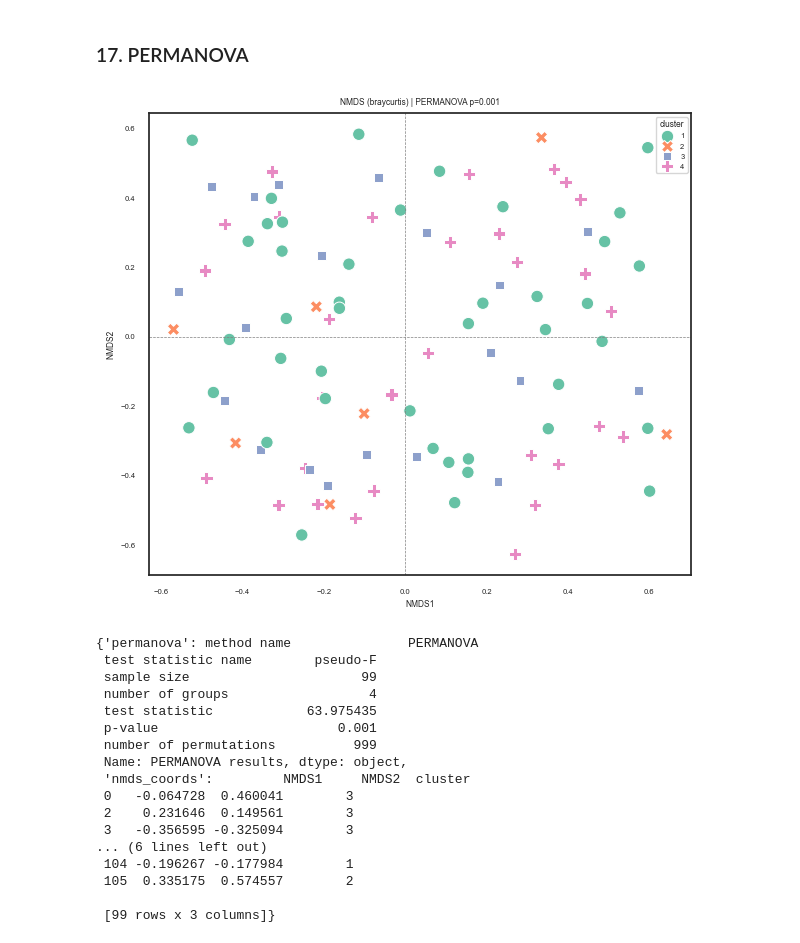
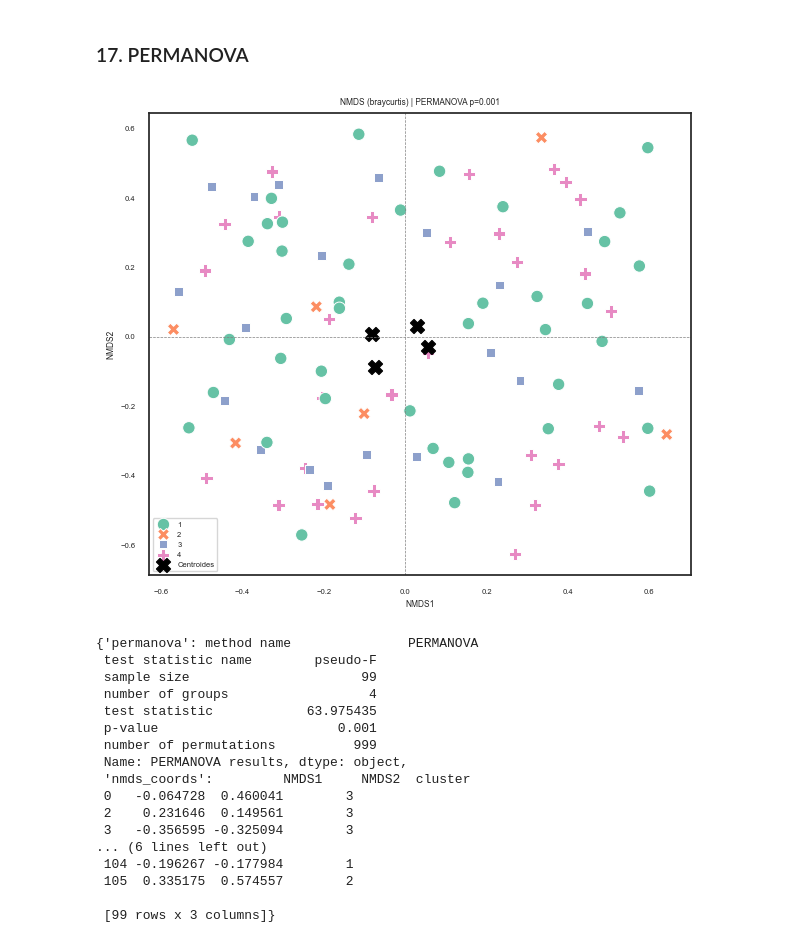
Before and after one commit to Juan-git-fciencias/modelado-ecologico, a Jupyter notebook: Mi script_Juan_Reyes.ipynb, the cells around one changed output. Saved outputs shown, nothing was run; the diff lists cells and outputs as text; code cells hidden in the pictures.

```diff
--- a/Mi script_Juan_Reyes.ipynb
+++ b/Mi script_Juan_Reyes.ipynb
@@ -824,7 +824,7 @@ def permanova_nmds(df, categoria, metric="braycurtis", n_iter=999, random_state=
 
     # Separar datos
     X = df_clean[selected_columns]   # abundancias
-    y = df_clean[categoria]                  # categoría
+    y = df_clean[categoria]          # categoría
 
     # Calcular matriz de distancias
     dm = beta_diversity(metric=metric, counts=X.values, ids=df.index)
@@ -837,34 +837,40 @@ def permanova_nmds(df, categoria, metric="braycurtis", n_iter=999, random_state=
               metric=False, random_state=random_state)
     coords_array = mds.fit_transform(dm.data)
 
     coords = pd.DataFrame(coords_array, columns=["NMDS1", "NMDS2"], index=df.index)
     coords[categoria] = y.values
 
     # Plot NMDS
     plt.figure(figsize=(7,6))
     sns.scatterplot(
         data=coords,
         x="NMDS1", y="NMDS2",
         hue=categoria,
         style=categoria,
         palette="Set2",
         s=80
     )
+    # Centroids (optional)
+    centroids = coords.groupby(categoria)[["NMDS1","NMDS2"]].mean()
+    plt.scatter(centroids["NMDS1"], centroids["NMDS2"],
+            c="black", s=100, marker="X", label="Centroides")
+    plt.legend()
+    # Labels
     plt.title(f"NMDS ({metric}) | PERMANOVA p={permanova_res['p-value']:.3f}")
     plt.axhline(0, color="grey", linestyle="--", lw=0.5)
     plt.axvline(0, color="grey", linestyle="--", lw=0.5)
     plt.show()
 
     return {
         "permanova": permanova_res,
         "nmds_coords": coords
     }
 
 
 # Function use
 permanova_nmds(df_clean, categoria = "cluster")
 # %% [output]
-[figure, old version]
+[figure, new version]
 {'permanova': method name               PERMANOVA
  test statistic name        pseudo-F
  sample size                      99
```
Also changed, not shown: 1 other file.
